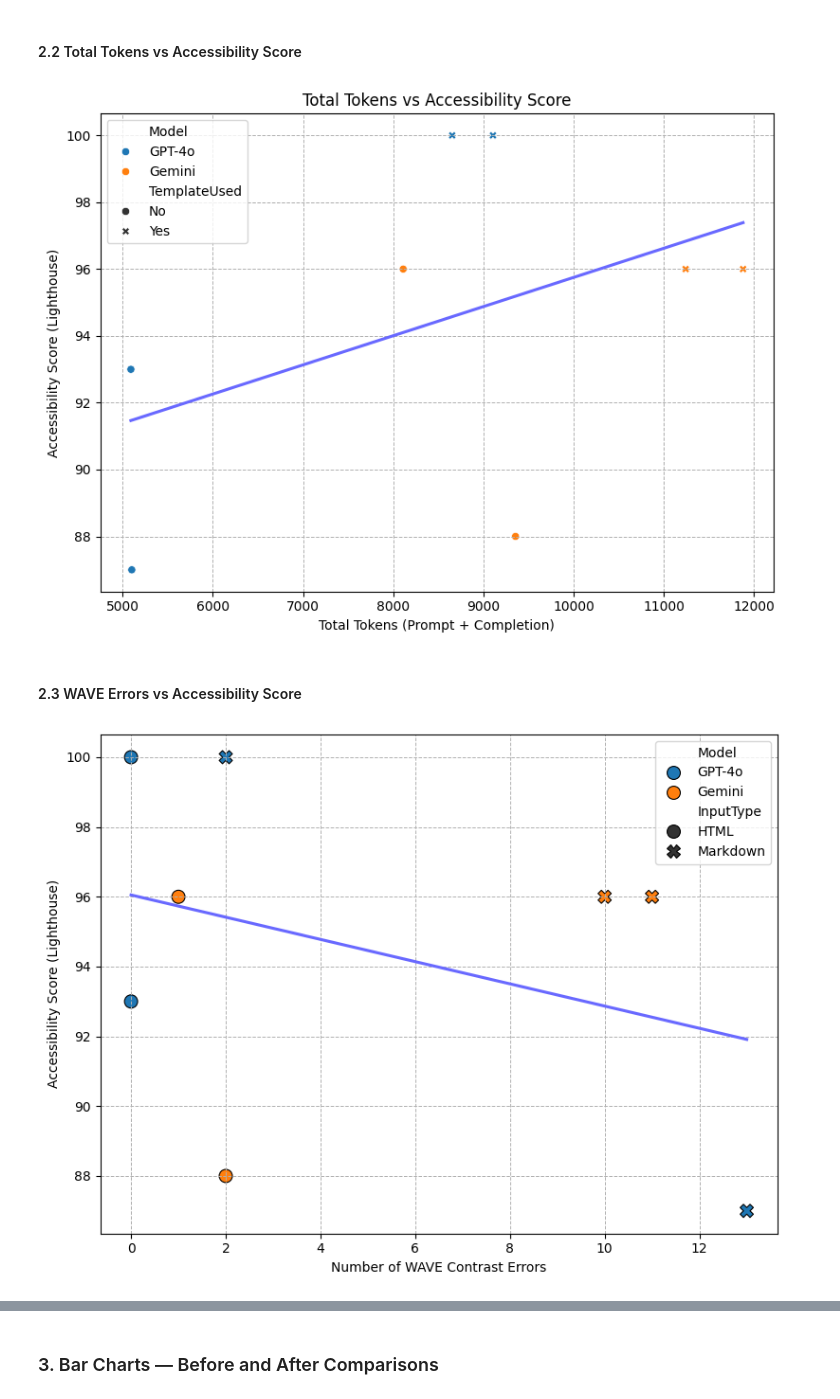
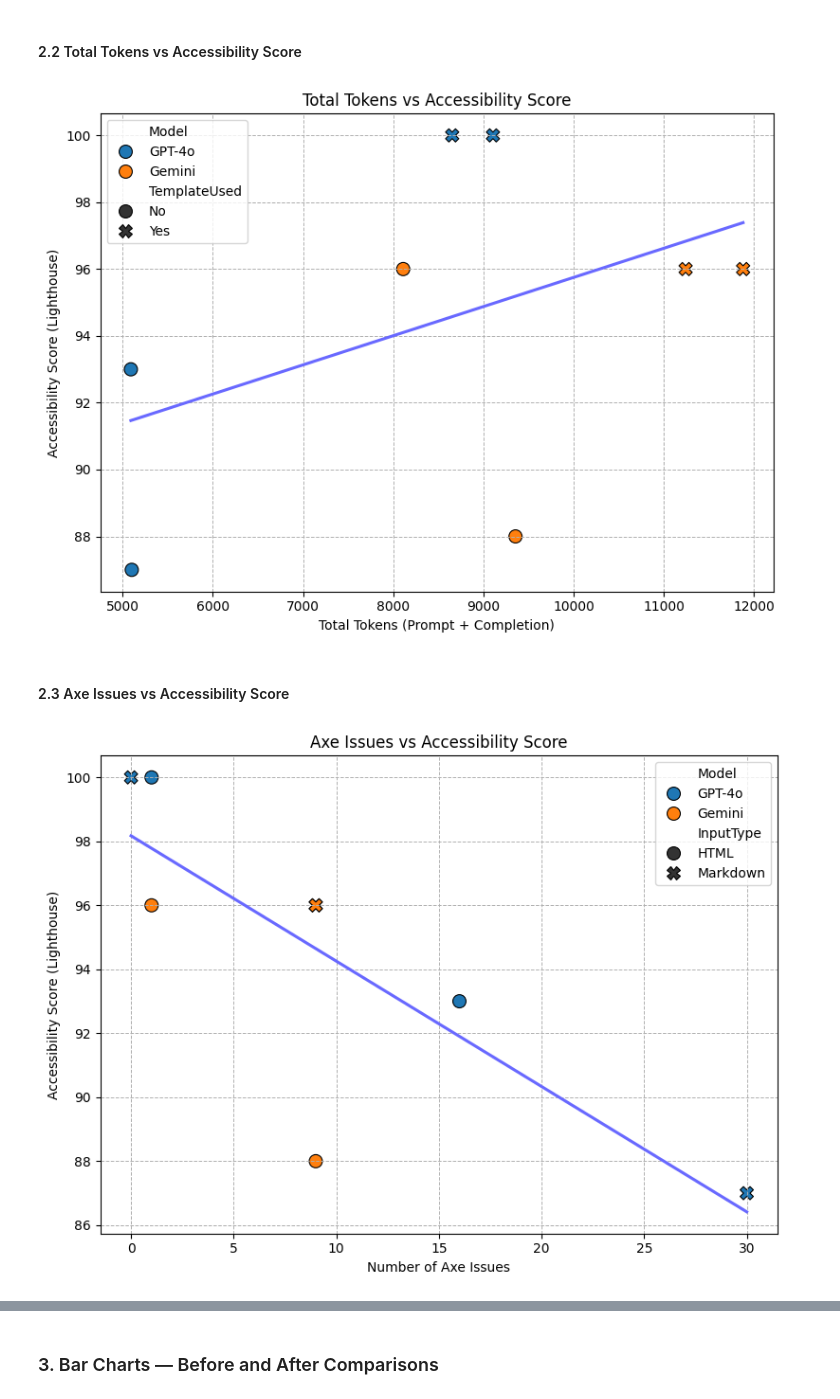
Before and after one commit to gverafei/towards-conceptual-model, a Jupyter notebook: code/conceptual-model.ipynb, the cells around one changed output, grey strips where cells are left out. Saved outputs shown, nothing was run; the diff lists cells and outputs as text; code cells hidden in the pictures.

```diff
--- a/code/conceptual-model.ipynb
+++ b/code/conceptual-model.ipynb
@@ -437,32 +448,33 @@ import pandas as pd
 
 # Lista de combinaciones que vamos a mapear a mano (modelo, sitio, entrada, template, otras métricas)
 combinations = [
-    # Model, Site, InputType, TemplateUsed, AccessibilityScore, WAVE Errors, Contrast, Alerts, Features, cost_key
-    ['GPT-4o', 'Site 1', 'HTML', 'No', 93, 0, 0, 6, 11, 'GPT_Site1_html'],
-    ['GPT-4o', 'Site 1', 'HTML', 'Yes', 100, 0, 0, 6, 2, 'GPT_Site1_html_template'],
-    ['GPT-4o', 'Site 1', 'Markdown', 'No', 87, 0, 13, 6, 10, 'GPT_Site1_md'],
-    ['GPT-4o', 'Site 1', 'Markdown', 'Yes', 100, 0, 2, 2, 11, 'GPT_Site1_md_template'],
+    # Model, Site, InputType, TemplateUsed, AccessibilityScore, Axe Issues, WAVE Errors, Contrast, Alerts, Features, cost_key
+    ['GPT-4o', 'Site 1', 'HTML', 'No', 93, 16, 0, 0, 6, 11, 'GPT_Site1_html'],
+    ['GPT-4o', 'Site 1', 'HTML', 'Yes', 100, 1, 0, 0, 6, 2, 'GPT_Site1_html_template'],
+    ['GPT-4o', 'Site 1', 'Markdown', 'No', 87, 30, 0, 13, 6, 10, 'GPT_Site1_md'],
+    ['GPT-4o', 'Site 1', 'Markdown', 'Yes', 100, 0, 0, 2, 2, 11, 'GPT_Site1_md_template'],
 
-    ['Gemini', 'Site 1', 'HTML', 'No', 88, 0, 2, 5, 14, 'Gem_Site1_html'],
-    ['Gemini', 'Site 1', 'HTML', 'Yes', 96, 0, 1, 5, 13, 'Gem_Site1_html_template'],
-    ['Gemini', 'Site 1', 'Markdown', 'No', 96, 0, 11, 5, 14, 'Gem_Site1_md'],
-    ['Gemini', 'Site 1', 'Markdown', 'Yes', 96, 0, 10, 7, 12, 'Gem_Site1_md_template']
+    ['Gemini', 'Site 1', 'HTML', 'No', 88, 9, 0, 2, 5, 14, 'Gem_Site1_html'],
+    ['Gemini', 'Site 1', 'HTML', 'Yes', 96, 1, 0, 1, 5, 13, 'Gem_Site1_html_template'],
+    ['Gemini', 'Site 1', 'Markdown', 'No', 96, 9, 0, 11, 5, 14, 'Gem_Site1_md'],
+    ['Gemini', 'Site 1', 'Markdown', 'Yes', 96, 9, 0, 10, 7, 12, 'Gem_Site1_md_template']
 ]
 
 # Construir data list a partir de combinaciones y costos
 data = []
 for row in combinations:
-    model, site, input_type, template, score, err, contrast, alerts, features, key = row
+    model, site, input_type, template, score, issues, err, contrast, alerts, features, key = row
     tokens = costs[key]
     data.append([
         model, site, input_type, template,
-        score, err, contrast, alerts, features,
+        score, issues, err, contrast, alerts, features,
         tokens['ptokens'], tokens['ctokens'], tokens['totaltokens'], tokens['cost'], tokens['time']
     ])
 
 columns = [
     'Model', 'Site', 'InputType', 'TemplateUsed',
     'AccessibilityScore',
+    'AxeIssues',
     'WAVEErrors', 'WAVEContrastErrors', 'WAVEAlerts', 'WAVEFeatures',
     'PromptTokens', 'CompletionTokens', 'TotalTokens', 'TotalCost', 'TotalTime'
 ]
@@ -908,7 +923,7 @@ plt.show()
 #### 2.2 Total Tokens vs Accessibility Score
 # %%
 plt.figure(figsize=(8,6))
-sns.scatterplot(x='TotalTokens', y='AccessibilityScore', hue=df['Model'], style=df['TemplateUsed'], data=df)
+sns.scatterplot(x='TotalTokens', y='AccessibilityScore', hue=df['Model'], style=df['TemplateUsed'], data=df, s=100, edgecolor='black')
 sns.regplot(x='TotalTokens', y='AccessibilityScore', data=df, scatter=False, color='#6969FF', ci=None)
 plt.title('Total Tokens vs Accessibility Score')
 plt.xlabel('Total Tokens (Prompt + Completion)')
@@ -918,19 +933,19 @@ plt.tight_layout()
 plt.savefig('figures/scatter_tokens_vs_accessibility.jpg', dpi=300)
 plt.show()
 # %% [output]
-[figure, old version]
+[figure, new version]
 # %% [markdown]
-#### 2.3 WAVE Errors vs Accessibility Score
+#### 2.3 Axe Issues vs Accessibility Score
 # %%
 plt.figure(figsize=(8,6))
-sns.scatterplot(x='WAVEContrastErrors', y='AccessibilityScore', hue=df['Model'], style=df['InputType'], data=df, s=100, edgecolor='black')
-sns.regplot(x='WAVEContrastErrors', y='AccessibilityScore', data=df, scatter=False, color='#6969FF', ci=None)
-# plt.title('WAVE Contrast Errors vs Accessibility Score')
-plt.xlabel('Number of WAVE Contrast Errors')
+sns.scatterplot(x='AxeIssues', y='AccessibilityScore', hue=df['Model'], style=df['InputType'], data=df, s=100, edgecolor='black')
+sns.regplot(x='AxeIssues', y='AccessibilityScore', data=df, scatter=False, color='#6969FF', ci=None)
+plt.title('Axe Issues vs Accessibility Score')
+plt.xlabel('Number of Axe Issues')
 plt.ylabel('Accessibility Score (Lighthouse)')
 plt.grid(linestyle='--', linewidth=0.7)
 plt.tight_layout()
-plt.savefig('figures/scatter_waveerrors_vs_accessibility.jpg', dpi=300)
+plt.savefig('figures/scatter_axeissues_vs_accessibility.jpg', dpi=300)
 plt.show()
 # %% [output]
-[figure, old version]
+[figure, new version]
```
Also changed, not shown: parts of 16 cells of this notebook, 6 other files.
